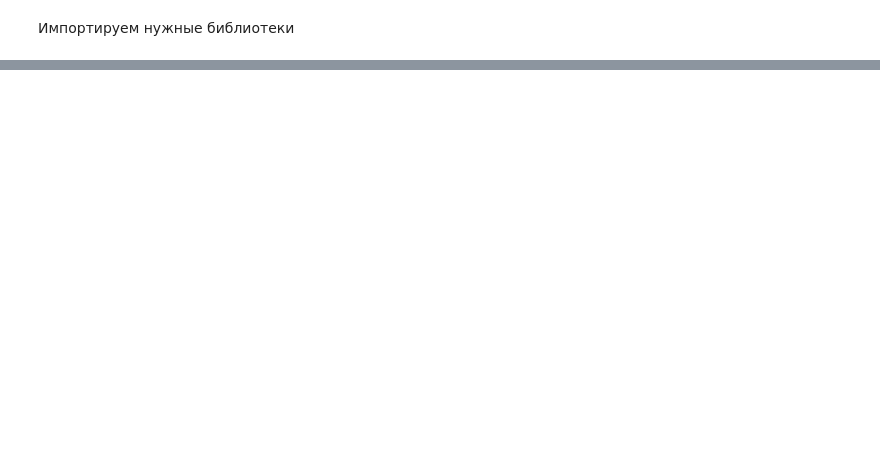
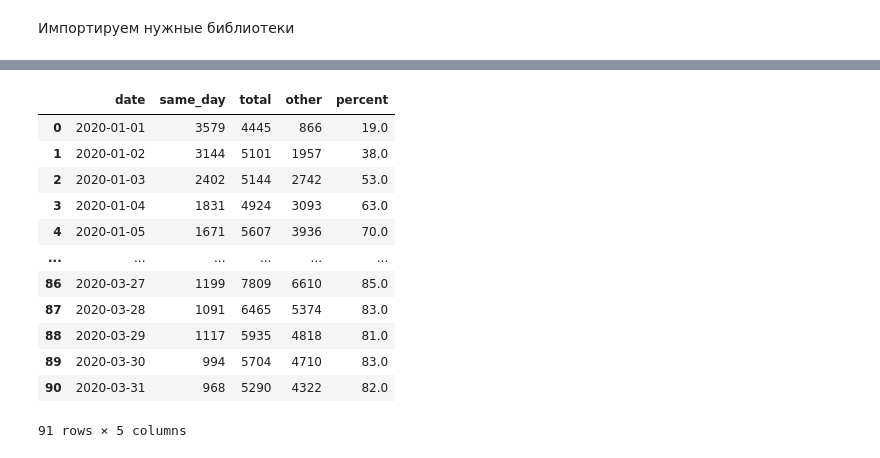
Before and after one commit to Evgenija123456/skillfactory1, a Jupyter notebook: PROJECT_5_Parkhomenko_E_A.ipynb, the cells around one changed output, grey strips where cells are left out. Cells and saved outputs as stored; diff of their text form; code cells hidden in the pictures; blank space fills up the shorter version.

```diff
--- a/PROJECT_5_Parkhomenko_E_A.ipynb
+++ b/PROJECT_5_Parkhomenko_E_A.ipynb
@@ -358,0 +99,3 @@ df_recomendations
+# %%
+# Далее заполняем пропуски в колонке ‘install_group’ и заменяем их на ‘Остальные’.
+data['install_group'] = data['install_group'].fillna('Остальные')
@@ -358,0 +136,31 @@ df_recomendations
+# %%
+# Сначала вы подготавливаете две таблицы. Одна с инсталлами, другая с открытиями:
+traffic=data[data['event']=='app_start']
+installs=data[data['event']=='app_install']
+# %%
+# Далее группируем эти таблицы по дням и считаем количество устройств:
+same_day= installs.groupby(['date'])['device_id'].count().reset_index()
+total= traffic.groupby(['date'])['device_id'].count().reset_index()
+# %%
+# После этого мы соединяем эти таблицы и переименовываем колонки для больше наглядности:
+app_open_perc=same_day.merge(total,how='left',on='date')
+app_open_perc.rename(columns={'device_id_x':'same_day', 'device_id_y': 'total'},inplace=True)
+# %%
+# Потом вам нужно найти разницу и посчитать процент:
+app_open_perc['other']=app_open_perc['total']-app_open_perc['same_day']
+app_open_perc['percent']=round(app_open_perc['other']/app_open_perc['total']*100)
+app_open_perc
+# %% [output]
+|  | date | same_day | total | other | percent |
+| 0 | 2020-01-01 | 3579 | 4445 | 866 | 19.0 |
+| 1 | 2020-01-02 | 3144 | 5101 | 1957 | 38.0 |
+| 2 | 2020-01-03 | 2402 | 5144 | 2742 | 53.0 |
+| 3 | 2020-01-04 | 1831 | 4924 | 3093 | 63.0 |
+| 4 | 2020-01-05 | 1671 | 5607 | 3936 | 70.0 |
+| ... | ... | ... | ... | ... | ... |
+| 86 | 2020-03-27 | 1199 | 7809 | 6610 | 85.0 |
+| 87 | 2020-03-28 | 1091 | 6465 | 5374 | 83.0 |
+| 88 | 2020-03-29 | 1117 | 5935 | 4818 | 81.0 |
+| 89 | 2020-03-30 | 994 | 5704 | 4710 | 83.0 |
+| 90 | 2020-03-31 | 968 | 5290 | 4322 | 82.0 |
+91 rows × 5 columns
```
Also changed, not shown: parts of 71 cells of this notebook.
